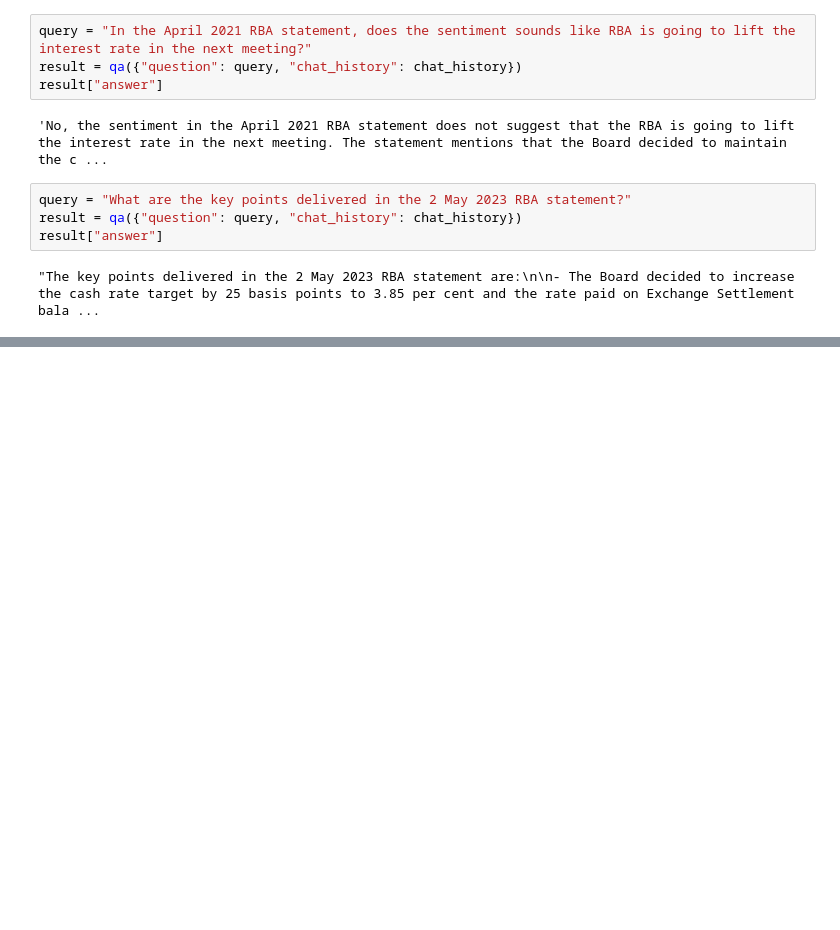
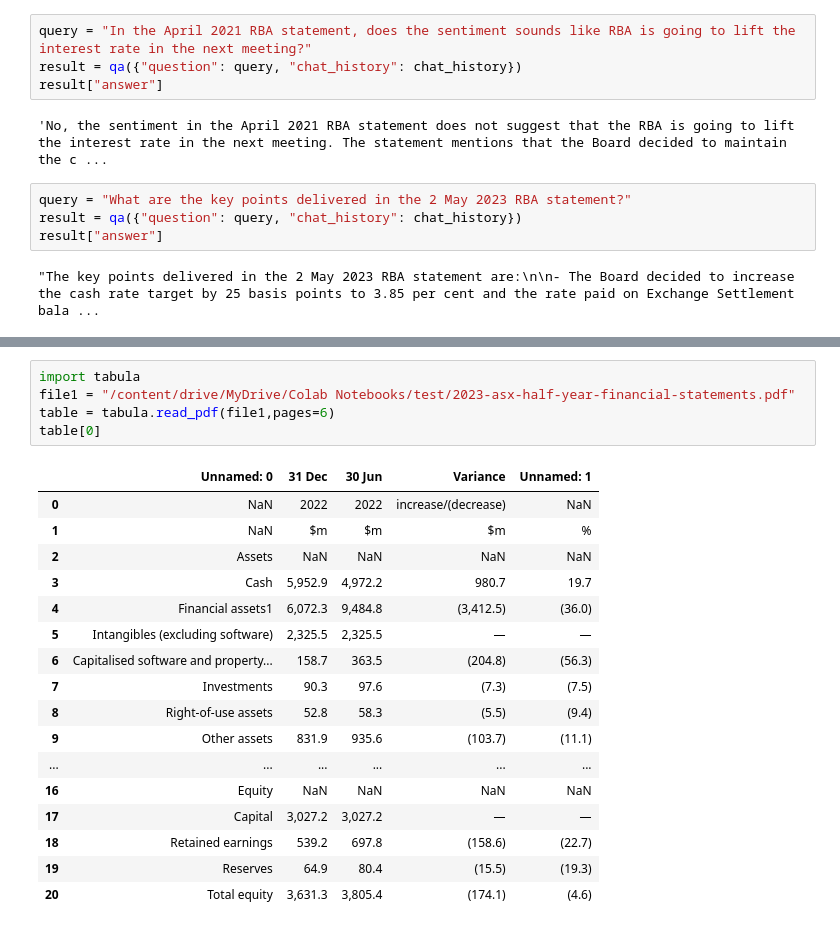
Before and after one commit to kanalive/notebooks, a Jupyter notebook: chatwithmyfile.ipynb, the cells around one changed output, grey strips where cells are left out. Cells and saved outputs as stored; diff of their text form; blank space fills up the shorter version.

```diff
--- a/chatwithmyfile.ipynb
+++ b/chatwithmyfile.ipynb
@@ -135,0 +184,23 @@ result["answer"]
+# %%
+import tabula
+file1 = "/content/drive/MyDrive/Colab Notebooks/test/2023-asx-half-year-financial-statements.pdf"
+table = tabula.read_pdf(file1,pages=6)
+table[0]
+# %% [output]
+|  | Unnamed: 0 | 31 Dec | 30 Jun | Variance | Unnamed: 1 |
+| 0 | NaN | 2022 | 2022 | increase/(decrease) | NaN |
+| 1 | NaN | $m | $m | $m | % |
+| 2 | Assets | NaN | NaN | NaN | NaN |
+| 3 | Cash | 5,952.9 | 4,972.2 | 980.7 | 19.7 |
+| 4 | Financial assets1 | 6,072.3 | 9,484.8 | (3,412.5) | (36.0) |
+| 5 | Intangibles (excluding software) | 2,325.5 | 2,325.5 | — | — |
+| 6 | Capitalised software and property... | 158.7 | 363.5 | (204.8) | (56.3) |
+| 7 | Investments | 90.3 | 97.6 | (7.3) | (7.5) |
+| 8 | Right-of-use assets | 52.8 | 58.3 | (5.5) | (9.4) |
+| 9 | Other assets | 831.9 | 935.6 | (103.7) | (11.1) |
+| ... | ... | ... | ... | ... | ... |
+| 16 | Equity | NaN | NaN | NaN | NaN |
+| 17 | Capital | 3,027.2 | 3,027.2 | — | — |
+| 18 | Retained earnings | 539.2 | 697.8 | (158.6) | (22.7) |
+| 19 | Reserves | 64.9 | 80.4 | (15.5) | (19.3) |
+| 20 | Total equity | 3,631.3 | 3,805.4 | (174.1) | (4.6) |
```
Also changed, not shown: parts of 14 cells of this notebook.
